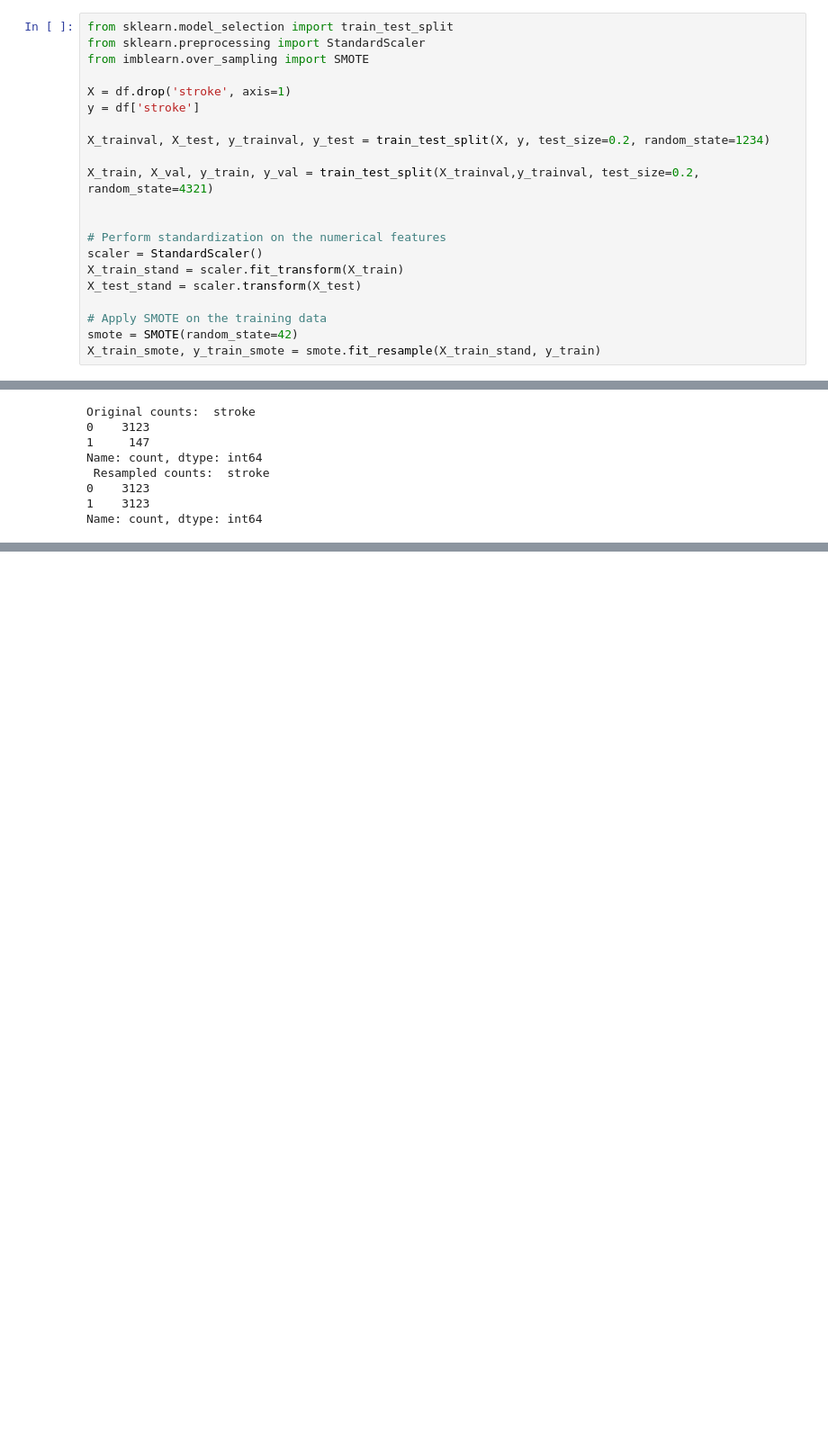
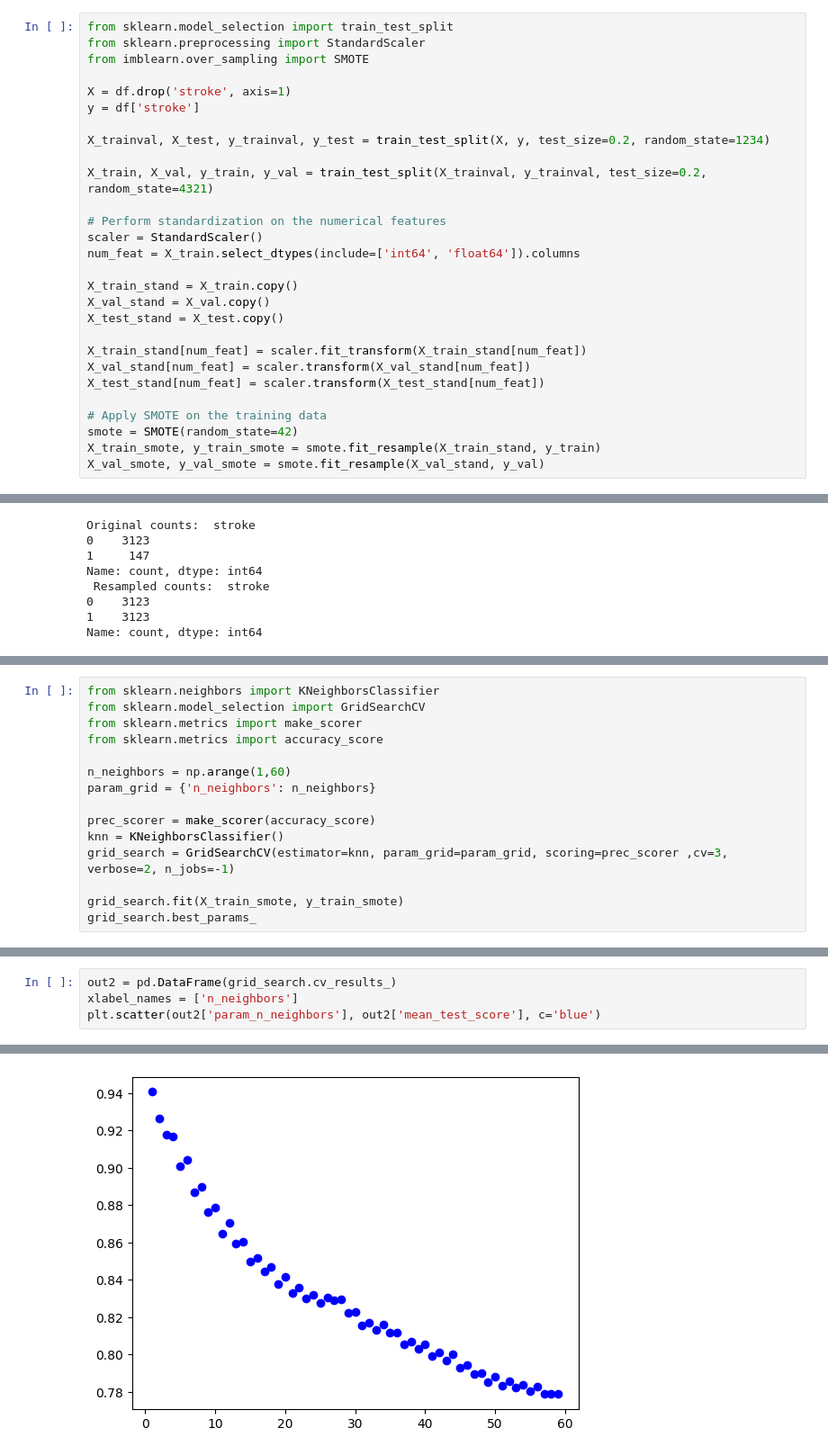
Before and after one commit to Detopall/stroke-prediction, a Jupyter notebook: stroke_prediction.ipynb, the cells around one changed output, grey strips where cells are left out. Shown at 90% size. Saved outputs shown, nothing was run; the diff lists cells and outputs as text; blank space fills up the shorter version.

Commit message:
add: KNN classifier and GBR. saved the model

```diff
--- a/stroke_prediction.ipynb
+++ b/stroke_prediction.ipynb
@@ -43,17 +43,24 @@ y = df['stroke']
 
 X_trainval, X_test, y_trainval, y_test = train_test_split(X, y, test_size=0.2, random_state=1234)
 
-X_train, X_val, y_train, y_val = train_test_split(X_trainval,y_trainval, test_size=0.2, random_state=4321)
-
+X_train, X_val, y_train, y_val = train_test_split(X_trainval, y_trainval, test_size=0.2, random_state=4321)
 
 # Perform standardization on the numerical features
 scaler = StandardScaler()
-X_train_stand = scaler.fit_transform(X_train)
-X_test_stand = scaler.transform(X_test)
+num_feat = X_train.select_dtypes(include=['int64', 'float64']).columns
+
+X_train_stand = X_train.copy()
+X_val_stand = X_val.copy()
+X_test_stand = X_test.copy()
+
+X_train_stand[num_feat] = scaler.fit_transform(X_train_stand[num_feat])
+X_val_stand[num_feat] = scaler.transform(X_val_stand[num_feat])
+X_test_stand[num_feat] = scaler.transform(X_test_stand[num_feat])
 
 # Apply SMOTE on the training data
 smote = SMOTE(random_state=42)
 X_train_smote, y_train_smote = smote.fit_resample(X_train_stand, y_train)
+X_val_smote, y_val_smote = smote.fit_resample(X_val_stand, y_val)
 # %%
 original_counts = y_train.value_counts()
 resampled_counts = y_train_smote.value_counts()
@@ -93,0 +103,15 @@ plt.show()
+# %%
+from sklearn.neighbors import KNeighborsClassifier
+from sklearn.model_selection import GridSearchCV
+from sklearn.metrics import make_scorer
+from sklearn.metrics import accuracy_score
+
+n_neighbors = np.arange(1,60)
+param_grid = {'n_neighbors': n_neighbors}
+
+prec_scorer = make_scorer(accuracy_score)
+knn = KNeighborsClassifier()
+grid_search = GridSearchCV(estimator=knn, param_grid=param_grid, scoring=prec_scorer ,cv=3,  verbose=2, n_jobs=-1)
+
+grid_search.fit(X_train_smote, y_train_smote)
+grid_search.best_params_
@@ -93,0 +121,5 @@ plt.show()
+# %%
+out2 = pd.DataFrame(grid_search.cv_results_)
+xlabel_names = ['n_neighbors']
+plt.scatter(out2['param_n_neighbors'], out2['mean_test_score'], c='blue')
+# %% [output]
@@ -93,0 +127 @@ plt.show()
+[figure, added]
```
Also changed, not shown: parts of 15 cells of this notebook, 1 other file.
